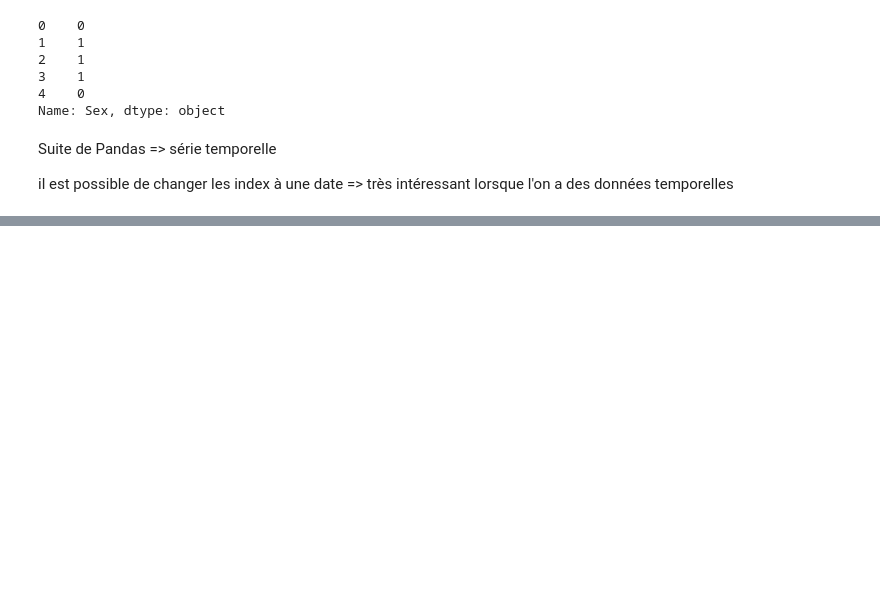
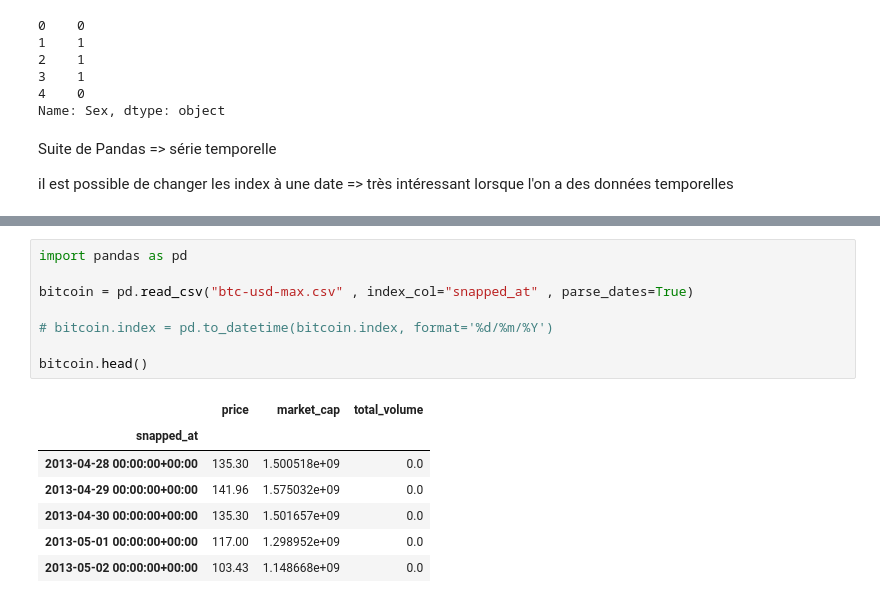
Before and after one commit to webdevproformation/m2-iot-juin2026, a Jupyter notebook: jour03/exo.ipynb, the cells around one changed output, grey strips where cells are left out. Cells and saved outputs as stored; diff of their text form; blank space fills up the shorter version.

```diff
--- a/jour03/exo.ipynb
+++ b/jour03/exo.ipynb
@@ -315,0 +324,16 @@ il est possible de changer les index à une date => très intéressant lorsque l
+# %%
+import pandas as pd
+
+bitcoin = pd.read_csv("btc-usd-max.csv" , index_col="snapped_at" , parse_dates=True)
+
+# bitcoin.index = pd.to_datetime(bitcoin.index, format='%d/%m/%Y')
+
+bitcoin.head()
+# %% [output]
+|  | price | market_cap | total_volume |
+| snapped_at |  |  |  |
+| 2013-04-28 00:00:00+00:00 | 135.30 | 1.500518e+09 | 0.0 |
+| 2013-04-29 00:00:00+00:00 | 141.96 | 1.575032e+09 | 0.0 |
+| 2013-04-30 00:00:00+00:00 | 135.30 | 1.501657e+09 | 0.0 |
+| 2013-05-01 00:00:00+00:00 | 117.00 | 1.298952e+09 | 0.0 |
+| 2013-05-02 00:00:00+00:00 | 103.43 | 1.148668e+09 | 0.0 |
```
Also changed, not shown: parts of 8 cells of this notebook, 4 other files.
